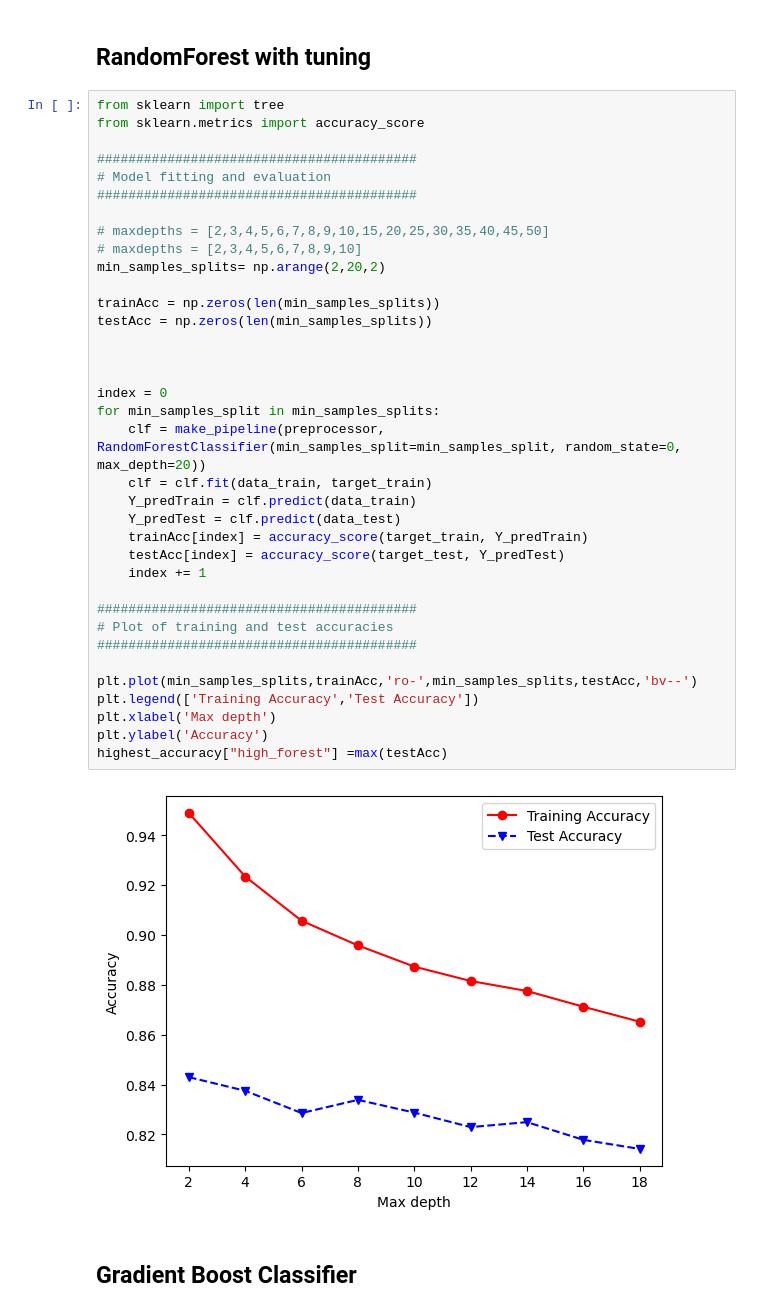
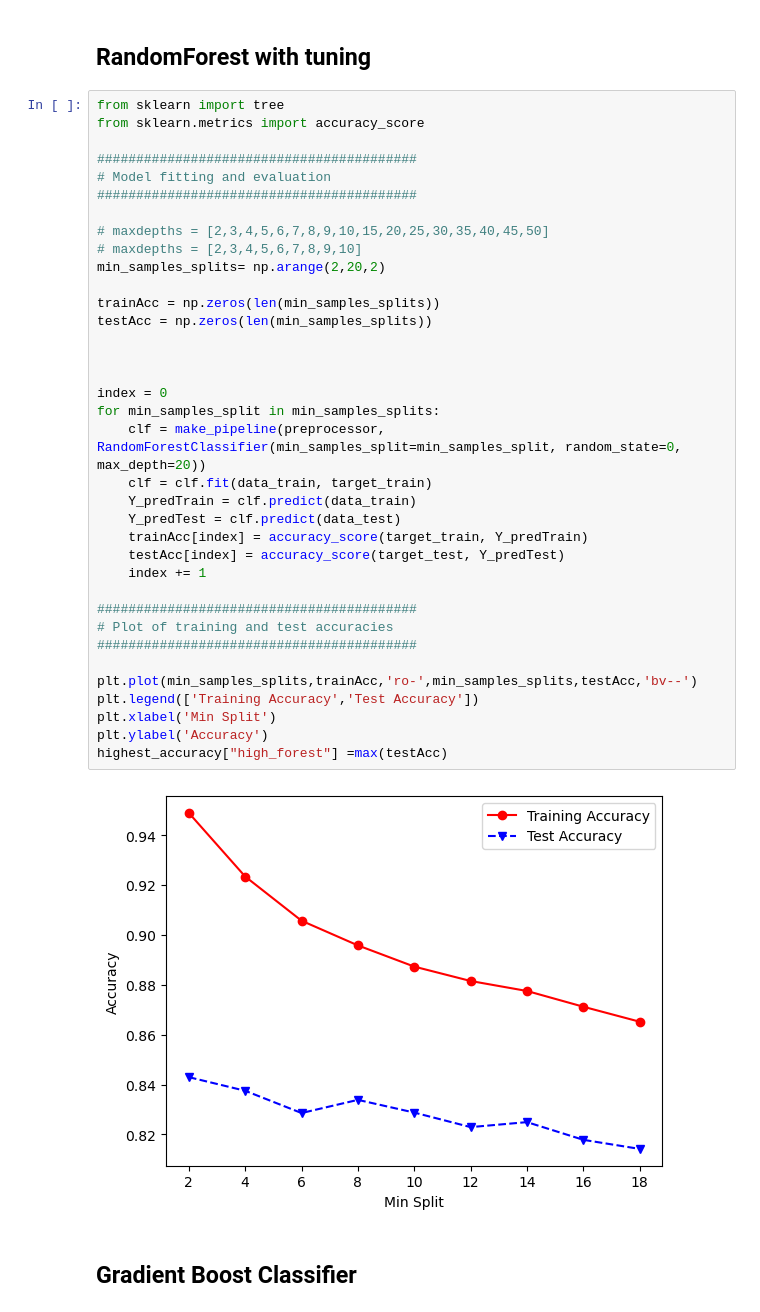
Before and after one commit to AlbertNg02/food-insecurity-prediction, a Jupyter notebook: data_explore.ipynb, the cells around one changed output. Saved outputs shown, nothing was run; the diff lists cells and outputs as text.

```diff
--- a/data_explore.ipynb
+++ b/data_explore.ipynb
@@ -441,35 +449,35 @@ from sklearn.metrics import accuracy_score
 #########################################
 
 # maxdepths = [2,3,4,5,6,7,8,9,10,15,20,25,30,35,40,45,50]
 # maxdepths = [2,3,4,5,6,7,8,9,10]
 min_samples_splits= np.arange(2,20,2)
 
 trainAcc = np.zeros(len(min_samples_splits))
 testAcc = np.zeros(len(min_samples_splits))
 
 
 
 index = 0
 for min_samples_split in min_samples_splits:
     clf = make_pipeline(preprocessor, RandomForestClassifier(min_samples_split=min_samples_split, random_state=0, max_depth=20))
     clf = clf.fit(data_train, target_train)
     Y_predTrain = clf.predict(data_train)
     Y_predTest = clf.predict(data_test)
     trainAcc[index] = accuracy_score(target_train, Y_predTrain)
     testAcc[index] = accuracy_score(target_test, Y_predTest)
     index += 1
 
 #########################################
 # Plot of training and test accuracies
 #########################################
 
 plt.plot(min_samples_splits,trainAcc,'ro-',min_samples_splits,testAcc,'bv--')
 plt.legend(['Training Accuracy','Test Accuracy'])
-plt.xlabel('Max depth')
+plt.xlabel('Min Split')
 plt.ylabel('Accuracy')
 highest_accuracy["high_forest"] =max(testAcc)
 # %% [output]
-[figure, old version]
+[figure, new version]
 # %% [markdown]
 ## Gradient Boost Classifier
 # %%
```
Also changed, not shown: parts of 9 cells of this notebook.
